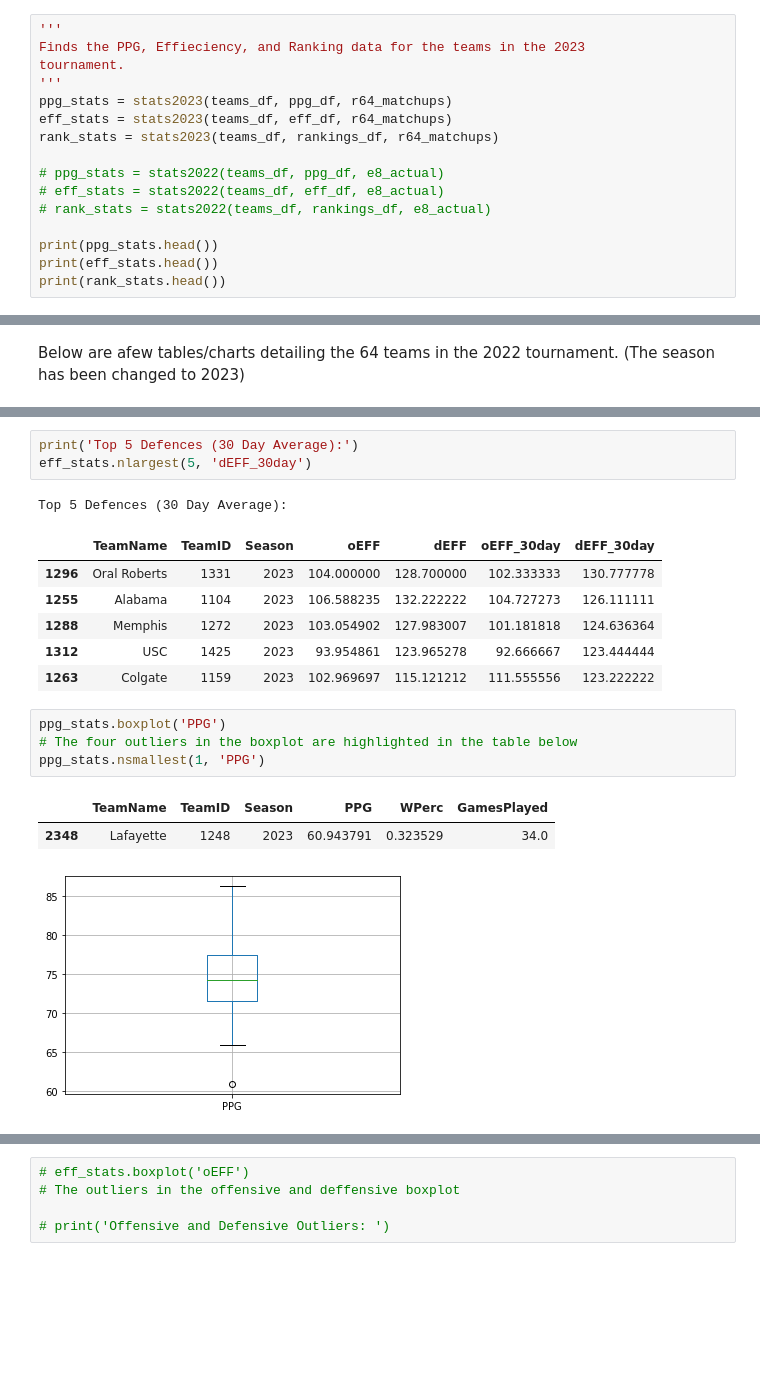
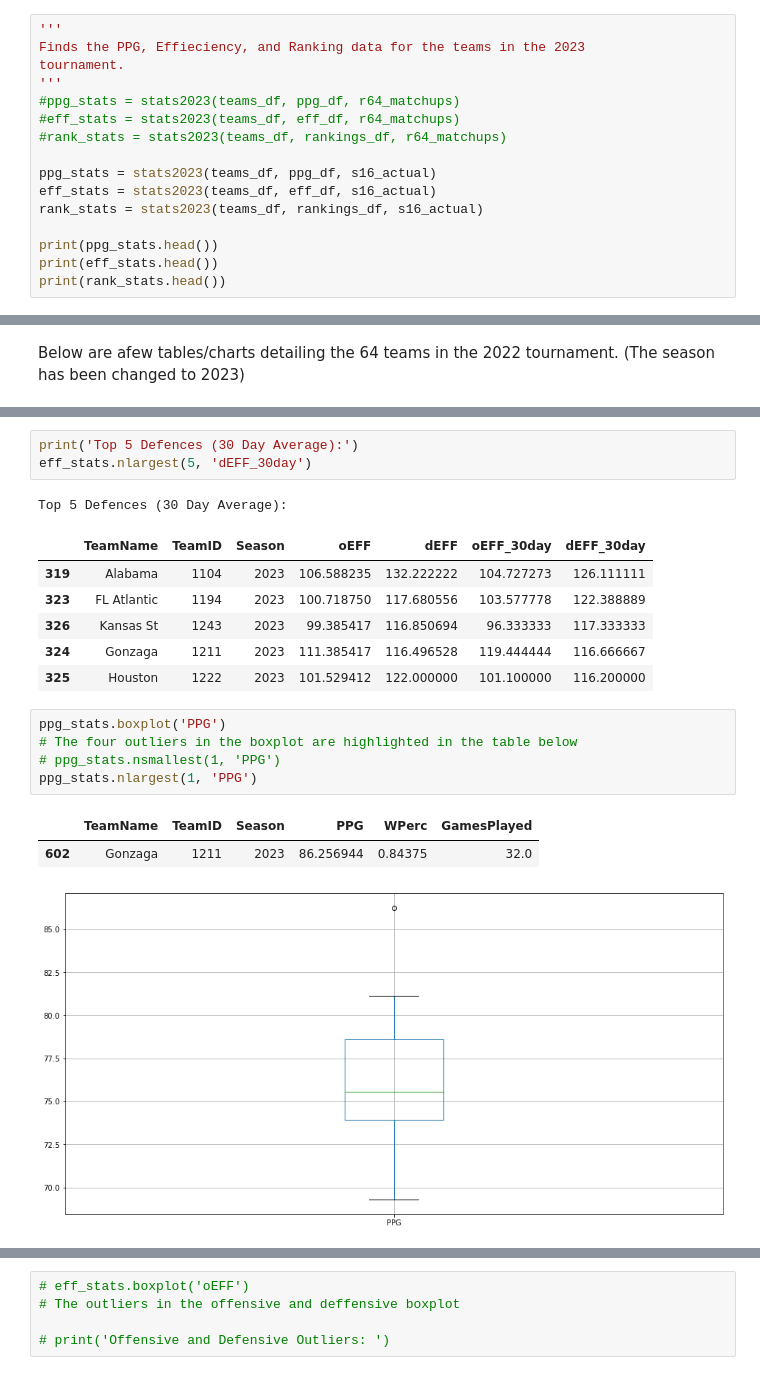
Before and after one commit to ZChipman/Predicting_March_Madness, a Jupyter notebook: 2022 March Maddness Prediction.ipynb, the cells around one changed output, grey strips where cells are left out. Saved outputs shown, nothing was run; the diff lists cells and outputs as text; blank space fills up the shorter version.

Commit message:
Looked at statistics for actual 2023 Sweet 16 teams

```diff
--- a/2022 March Maddness Prediction.ipynb
+++ b/2022 March Maddness Prediction.ipynb
@@ -642,13 +648,13 @@ def stats2023(teams_df, pjtm_df, teamlist):
 Finds the PPG, Effieciency, and Ranking data for the teams in the 2023
 tournament.
 '''
-ppg_stats = stats2023(teams_df, ppg_df, r64_matchups)
-eff_stats = stats2023(teams_df, eff_df, r64_matchups)
-rank_stats = stats2023(teams_df, rankings_df, r64_matchups)
+#ppg_stats = stats2023(teams_df, ppg_df, r64_matchups)
+#eff_stats = stats2023(teams_df, eff_df, r64_matchups)
+#rank_stats = stats2023(teams_df, rankings_df, r64_matchups)
 
-# ppg_stats = stats2022(teams_df, ppg_df, e8_actual)
-# eff_stats = stats2022(teams_df, eff_df, e8_actual)
-# rank_stats = stats2022(teams_df, rankings_df, e8_actual)
+ppg_stats = stats2023(teams_df, ppg_df, s16_actual)
+eff_stats = stats2023(teams_df, eff_df, s16_actual)
+rank_stats = stats2023(teams_df, rankings_df, s16_actual)
 
 print(ppg_stats.head())
 print(eff_stats.head())
@@ -714,19 +720,20 @@ eff_stats.nlargest(5, 'dEFF_30day')
 # %% [output]
 Top 5 Defences (30 Day Average):
 |  | TeamName | TeamID | Season | oEFF | dEFF | oEFF_30day | dEFF_30day |
-| 1296 | Oral Roberts | 1331 | 2023 | 104.000000 | 128.700000 | 102.333333 | 130.777778 |
-| 1255 | Alabama | 1104 | 2023 | 106.588235 | 132.222222 | 104.727273 | 126.111111 |
-| 1288 | Memphis | 1272 | 2023 | 103.054902 | 127.983007 | 101.181818 | 124.636364 |
-| 1312 | USC | 1425 | 2023 | 93.954861 | 123.965278 | 92.666667 | 123.444444 |
-| 1263 | Colgate | 1159 | 2023 | 102.969697 | 115.121212 | 111.555556 | 123.222222 |
+| 319 | Alabama | 1104 | 2023 | 106.588235 | 132.222222 | 104.727273 | 126.111111 |
+| 323 | FL Atlantic | 1194 | 2023 | 100.718750 | 117.680556 | 103.577778 | 122.388889 |
+| 326 | Kansas St | 1243 | 2023 | 99.385417 | 116.850694 | 96.333333 | 117.333333 |
+| 324 | Gonzaga | 1211 | 2023 | 111.385417 | 116.496528 | 119.444444 | 116.666667 |
+| 325 | Houston | 1222 | 2023 | 101.529412 | 122.000000 | 101.100000 | 116.200000 |
 # %%
 ppg_stats.boxplot('PPG')
 # The four outliers in the boxplot are highlighted in the table below
-ppg_stats.nsmallest(1, 'PPG')
+# ppg_stats.nsmallest(1, 'PPG')
+ppg_stats.nlargest(1, 'PPG')
 # %% [output]
 |  | TeamName | TeamID | Season | PPG | WPerc | GamesPlayed |
-| 2348 | Lafayette | 1248 | 2023 | 60.943791 | 0.323529 | 34.0 |
+| 602 | Gonzaga | 1211 | 2023 | 86.256944 | 0.84375 | 32.0 |
-[figure, old version]
+[figure, new version]
 # %%
 plt.rcParams['figure.figsize'] = [16, 8]
 eff_stats[['oEFF', 'dEFF', 'oEFF_30day', 'dEFF_30day']].plot(kind='box',
```
Also changed, not shown: parts of 25 cells of this notebook.
